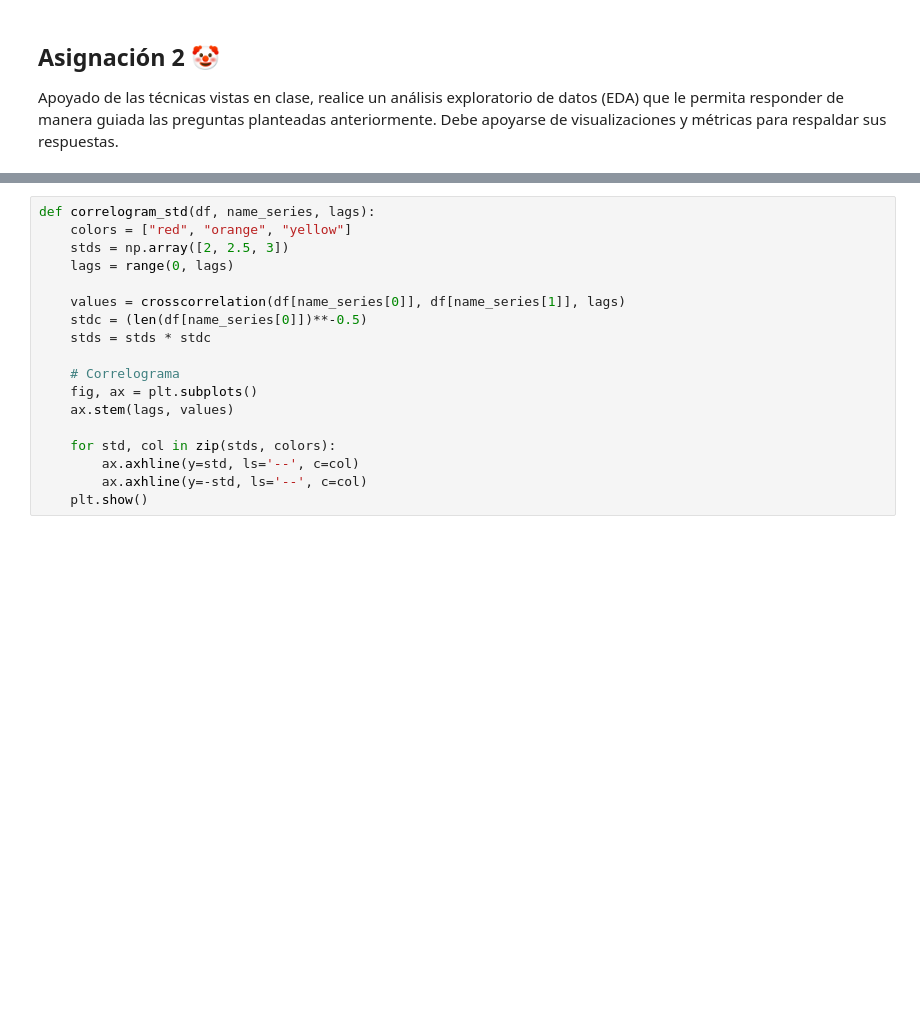
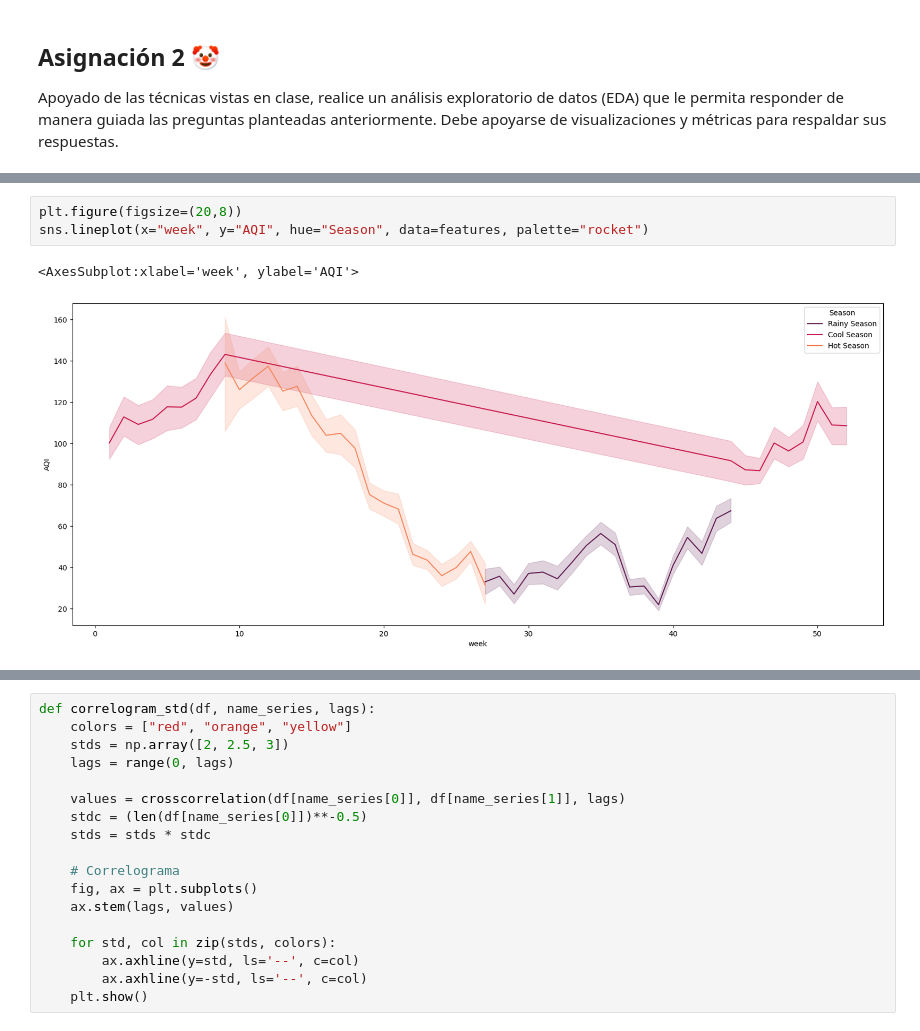
Before and after one commit to V-ivan11/Time-series, a Jupyter notebook: Tareas/4 - EDA en Series de Tiempo.ipynb, the cells around one changed output, grey strips where cells are left out. Cells and saved outputs as stored; diff of their text form; blank space fills up the shorter version.

```diff
--- a/Tareas/4 - EDA en Series de Tiempo.ipynb
+++ b/Tareas/4 - EDA en Series de Tiempo.ipynb
@@ -113,0 +107,6 @@ sns.lineplot(data=features[features["City"] == "Mandalay"], x="Date", y="New_cas
+# %%
+plt.figure(figsize=(20,8))
+sns.lineplot(x="week", y="AQI", hue="Season", data=features, palette="rocket")
+# %% [output]
+<AxesSubplot:xlabel='week', ylabel='AQI'>
+[figure, added]
```
Also changed, not shown: parts of 14 cells of this notebook, 1 other file.
